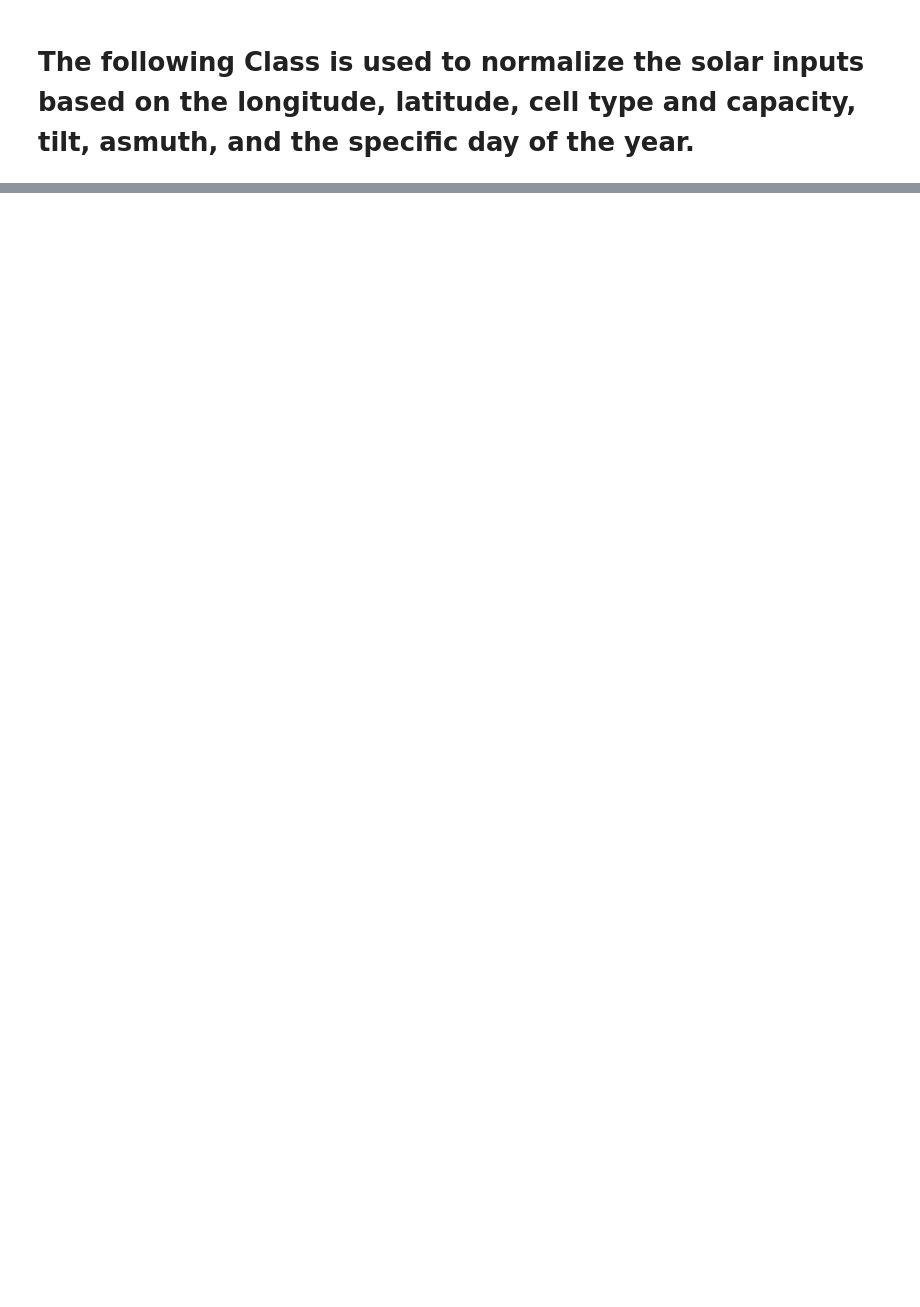
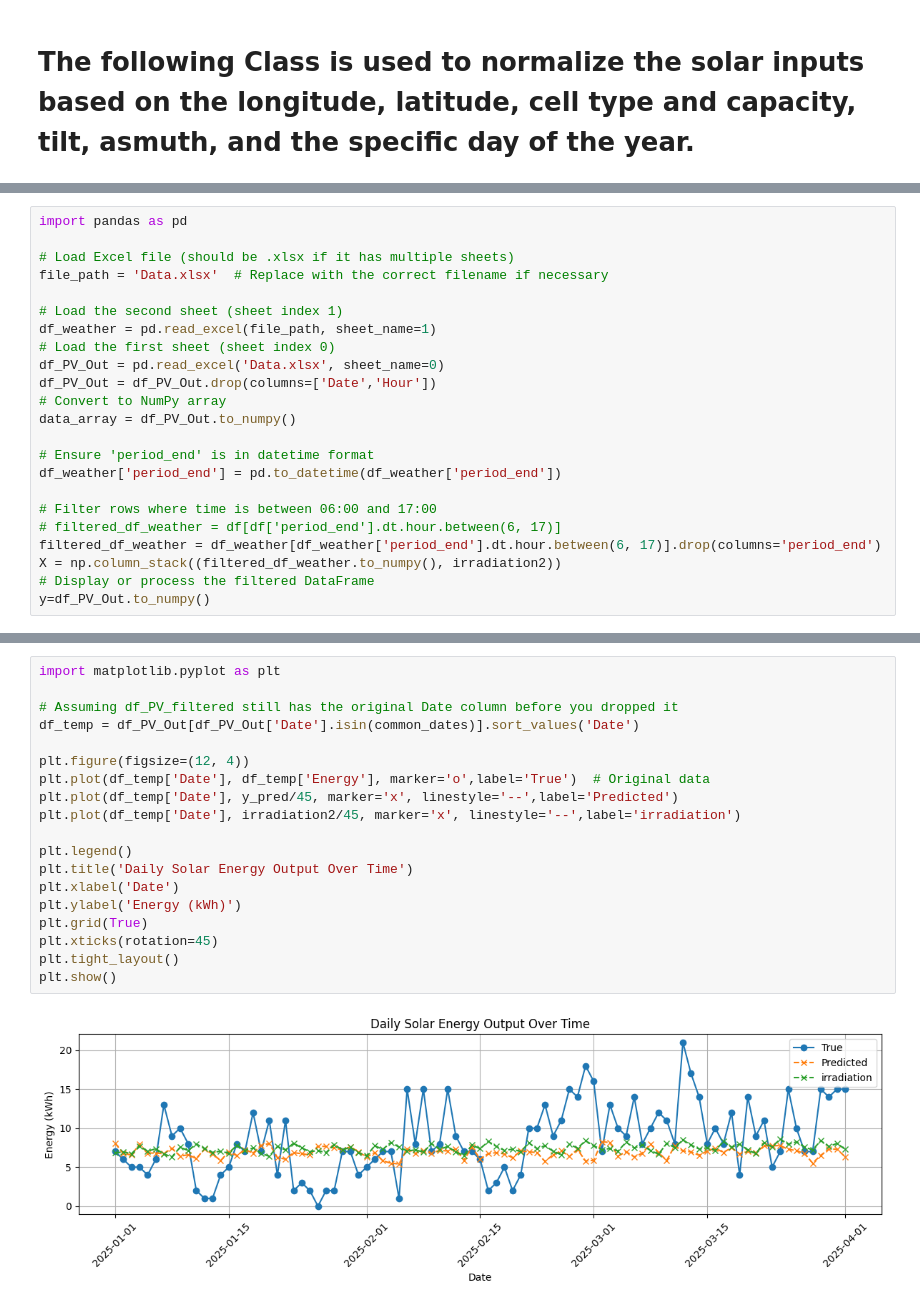
Before and after one commit to RoniAUB/Solar-Energy-Estimation, a Jupyter notebook: project.ipynb, the cells around one changed output, grey strips where cells are left out. Saved outputs shown, nothing was run; the diff lists cells and outputs as text; blank space fills up the shorter version.

```diff
--- a/project.ipynb
+++ b/project.ipynb
@@ -155,0 +151,23 @@ Irradiance on tilted panel: 867.07 W/m²
+# %%
+import pandas as pd
+
+# Load Excel file (should be .xlsx if it has multiple sheets)
+file_path = 'Data.xlsx'  # Replace with the correct filename if necessary
+
+# Load the second sheet (sheet index 1)
+df_weather = pd.read_excel(file_path, sheet_name=1)
+# Load the first sheet (sheet index 0)
+df_PV_Out = pd.read_excel('Data.xlsx', sheet_name=0)
+df_PV_Out = df_PV_Out.drop(columns=['Date','Hour'])
+# Convert to NumPy array
+data_array = df_PV_Out.to_numpy()
+
+# Ensure 'period_end' is in datetime format
+df_weather['period_end'] = pd.to_datetime(df_weather['period_end'])
+
+# Filter rows where time is between 06:00 and 17:00
+# filtered_df_weather = df[df['period_end'].dt.hour.between(6, 17)]
+filtered_df_weather = df_weather[df_weather['period_end'].dt.hour.between(6, 17)].drop(columns='period_end')
+X = np.column_stack((filtered_df_weather.to_numpy(), irradiation2))
+# Display or process the filtered DataFrame
+y=df_PV_Out.to_numpy()
@@ -155,0 +505,21 @@ Irradiance on tilted panel: 867.07 W/m²
+# %%
+import matplotlib.pyplot as plt
+
+# Assuming df_PV_filtered still has the original Date column before you dropped it
+df_temp = df_PV_Out[df_PV_Out['Date'].isin(common_dates)].sort_values('Date')
+
+plt.figure(figsize=(12, 4))
+plt.plot(df_temp['Date'], df_temp['Energy'], marker='o',label='True')  # Original data
+plt.plot(df_temp['Date'], y_pred/45, marker='x', linestyle='--',label='Predicted')
+plt.plot(df_temp['Date'], irradiation2/45, marker='x', linestyle='--',label='irradiation')
+
+plt.legend()
+plt.title('Daily Solar Energy Output Over Time')
+plt.xlabel('Date')
+plt.ylabel('Energy (kWh)')
+plt.grid(True)
+plt.xticks(rotation=45)
+plt.tight_layout()
+plt.show()
+# %% [output]
+[figure, added]
```
Also changed, not shown: parts of 18 cells of this notebook, 53 other files.
